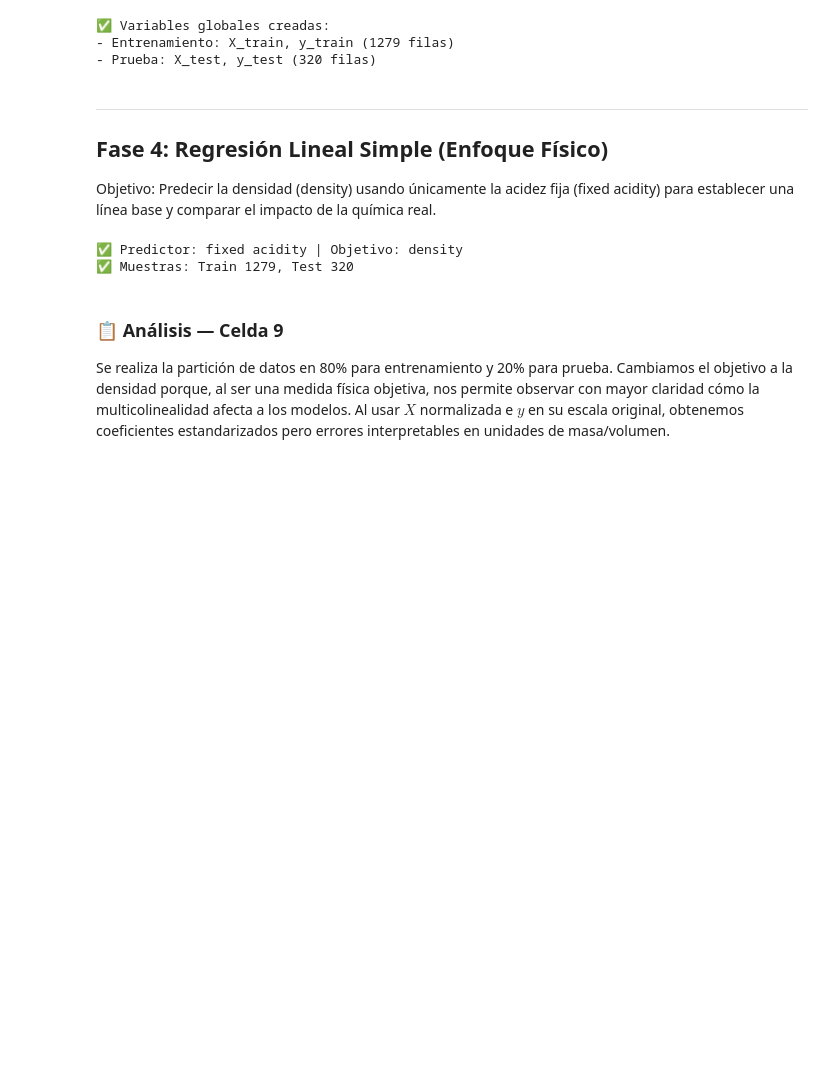
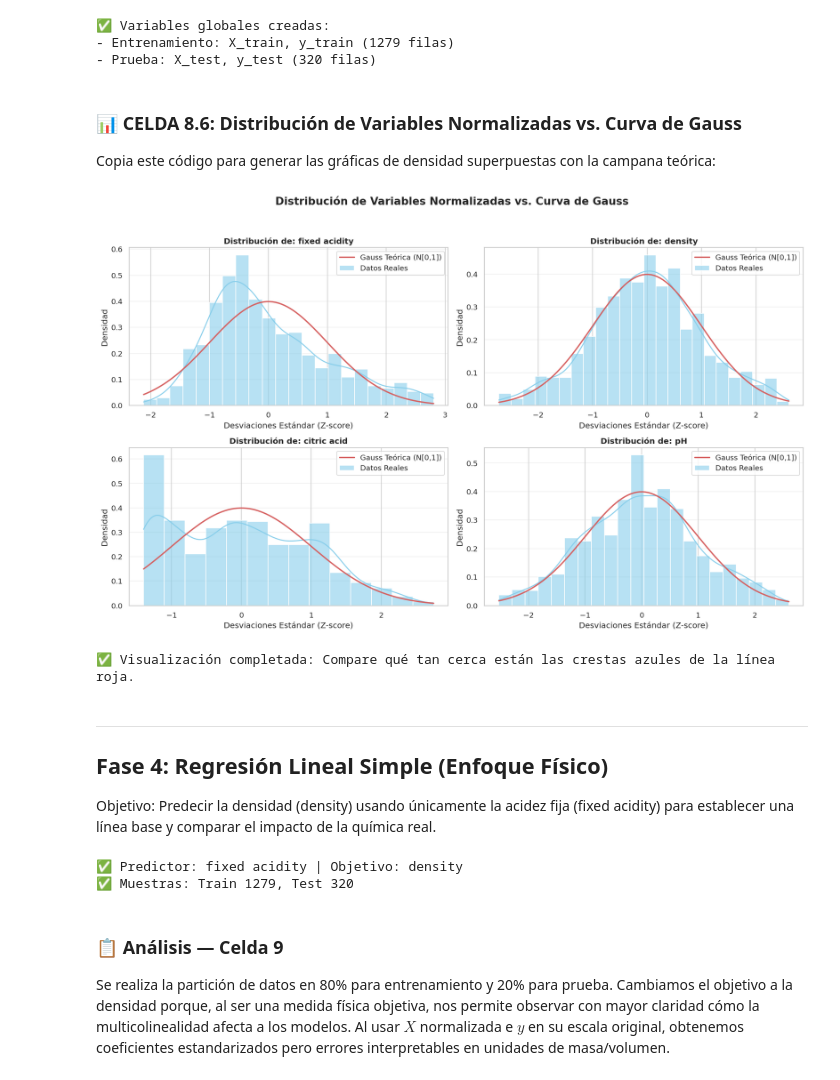
Before and after one commit to omareiza2023/etl-cats, a Jupyter notebook: notebooks/wine_quality_regression_v2.ipynb, the cells around one changed output. Drawn from its saved outputs; the diff is of its cells as text; code cells hidden in the pictures; blank space fills up the shorter version.

```diff
--- a/notebooks/wine_quality_regression_v2.ipynb
+++ b/notebooks/wine_quality_regression_v2.ipynb
@@ -406,6 +467,54 @@ print(f"- Prueba: X_test, y_test ({X_test.shape[0]} filas)")
 ✅ Variables globales creadas:
 - Entrenamiento: X_train, y_train (1279 filas)
 - Prueba: X_test, y_test (320 filas)
+# %% [markdown]
+### 📊 CELDA 8.6: Distribución de Variables Normalizadas vs. Curva de Gauss
+Copia este código para generar las gráficas de densidad superpuestas con la campana teórica:
+# %%
+# ── CELDA 9.5: Comparación de Variables con la Campana de Gauss ────────
+import numpy as np
+import scipy.stats as stats
+
+# 1. Definir las variables con alta correlación (seleccionadas previamente)
+vars_analisis = ['fixed acidity', 'density', 'citric acid', 'pH']
+
+# 2. Configurar la figura
+plt.figure(figsize=(15, 10))
+plt.suptitle('Distribución de Variables Normalizadas vs. Curva de Gauss',
+             fontsize=16, fontweight='bold', y=0.95)
+
+# 3. Crear un gráfico para cada variable
+for i, col in enumerate(vars_analisis):
+    plt.subplot(2, 2, i+1)
+
+    # Datos de la variable ya normalizada (del DataFrame escalado)
+    # Nota: Asegúrate de usar el DataFrame que contiene los datos de la celda 8.5
+    datos = df_scaled[col]
+
+    # Histograma y Densidad Real (KDE)
+    sns.histplot(datos, kde=True, stat="density", color="skyblue", alpha=0.6, label="Datos Reales")
+
+    # Generar la Campana de Gauss Teórica (Media=0, Desviación=1)
+    mu, std = 0, 1
+    x = np.linspace(datos.min(), datos.max(), 100)
+    p = stats.norm.pdf(x, mu, std)
+
+    # Dibujar la línea de Gauss
+    plt.plot(x, p, 'r', linewidth=2, label='Gauss Teórica (N[0,1])')
+
+    plt.title(f'Distribución de: {col}', fontweight='bold')
+    plt.xlabel('Desviaciones Estándar (Z-score)')
+    plt.ylabel('Densidad')
+    plt.legend()
+    plt.grid(axis='y', alpha=0.3)
+
+plt.tight_layout(rect=[0, 0.03, 1, 0.92])
+plt.show()
+
+print("✅ Visualización completada: Compare qué tan cerca están las crestas azules de la línea roja.")
+# %% [output]
+[figure, added]
+✅ Visualización completada: Compare qué tan cerca están las crestas azules de la línea roja.
 # %% [markdown]
 ---
 ## Fase 4: Regresión Lineal Simple (Enfoque Físico)
```
Also changed, not shown: parts of 12 cells of this notebook.
